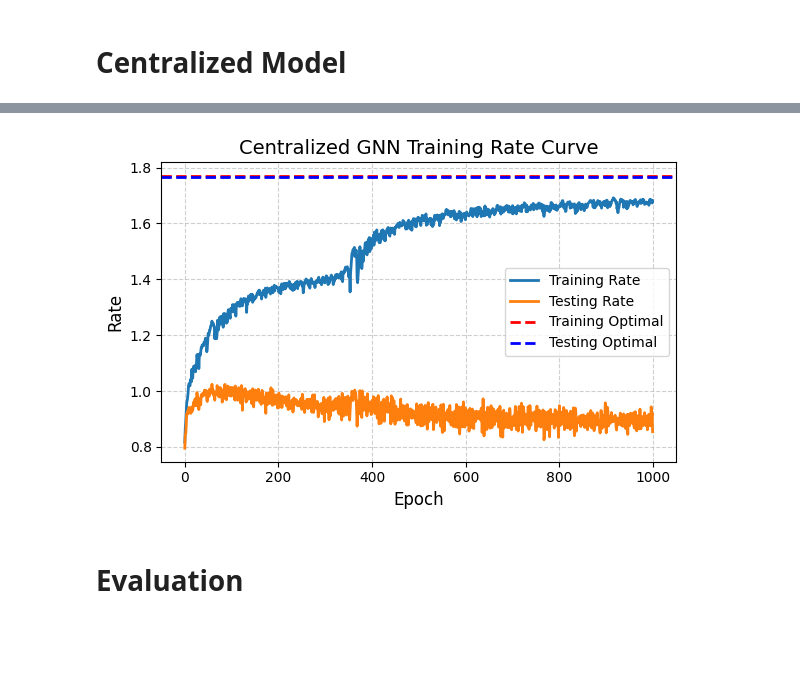
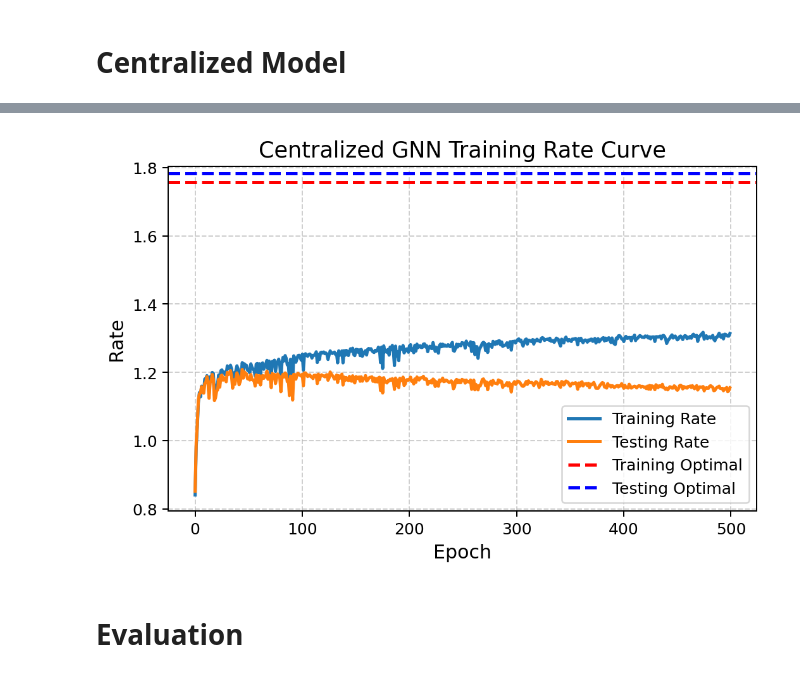
Before and after one commit to LeGiangK62/GNN_FL_cf_mMIMO, a Jupyter notebook: cen_GNN.ipynb, the cells around one changed output, grey strips where cells are left out. Drawn from its saved outputs; the diff is of its cells as text; code cells hidden in the pictures; blank space fills up the shorter version.

```diff
--- a/cen_GNN.ipynb
+++ b/cen_GNN.ipynb
@@ -17,11 +17,12 @@ num_gnn_layers = 3
 is_edge_update = True
 # %%
 num_rounds = 250
-eval_round = 0
+num_epochs = 1
+eval_round = num_rounds//10
 batch_size = 16
-num_train = 400
+num_train = 500
 
-num_test = 200
+num_test = 500
 num_eval = 500
 
 lr = 5e-3
@@ -125,13 +233,12 @@ fed = FedAvg(client_fraction=client_fraction)
 # %% [markdown]
 # Centralized Model
 # %%
-from Utils.centralized_train import cen_eval, cen_train, cen_loss_function
-from Models.GNN import APHetNet
 torch.set_default_dtype(torch.float32)
 
 num_gnn_layers = 3
-num_epochs_cen = 1000
+num_epochs_cen = 500
 cen_lr = 2e-3 # 5e-3  the the best results
-batch_size = 32
-hidden_channels = 64 # min 32
+batch_size = 16
+hidden_channels = 32 # min 32
+hid_chan = 8
 # %%
@@ -242,20 +363,20 @@ Epoch 301/1000 | Train Loss: -1.3987 | Train Rate: 1.4144 | Test Rate: 0.9173
-# %%
-import matplotlib.pyplot as plt
-
-plt.figure(figsize=(6,4))
-plt.plot(all_rate, label='Training Rate', linewidth=2)
-plt.plot(all_rate_test, label='Testing Rate', linewidth=2)
-plt.axhline(y=np.mean(opt_train_rates[train_idx]), linewidth=2, color='r', linestyle='--', label='Training Optimal')
-plt.axhline(y=np.mean(opt_train_rates[test_idx]), linewidth=2, color='b', linestyle='--', label='Testing Optimal')
-plt.xlabel('Epoch', fontsize=12)
-plt.ylabel('Rate', fontsize=12)
-plt.title('Centralized GNN Training Rate Curve', fontsize=14)
-plt.grid(True, linestyle='--', alpha=0.6)
-plt.legend()
-plt.tight_layout()
-plt.show()
-# %% [output]
-[figure, removed]
+# %%
+import matplotlib.pyplot as plt
+
+plt.figure(figsize=(6,4), dpi=180)
+plt.plot(all_rate, label='Training Rate', linewidth=2)
+plt.plot(all_rate_test, label='Testing Rate', linewidth=2)
+plt.axhline(y=np.mean(opt_train_rates[train_idx]), linewidth=2, color='r', linestyle='--', label='Training Optimal')
+plt.axhline(y=np.mean(opt_train_rates[test_idx]), linewidth=2, color='b', linestyle='--', label='Testing Optimal')
+plt.xlabel('Epoch', fontsize=12)
+plt.ylabel('Rate', fontsize=12)
+plt.title('Centralized GNN Training Rate Curve', fontsize=14)
+plt.grid(True, linestyle='--', alpha=0.6)
+plt.legend()
+plt.tight_layout()
+plt.show()
+# %% [output]
+[figure, added]
 # %% [markdown]
 # Evaluation
 # %%
```
Also changed, not shown: parts of 11 cells of this notebook, 7 other files.
